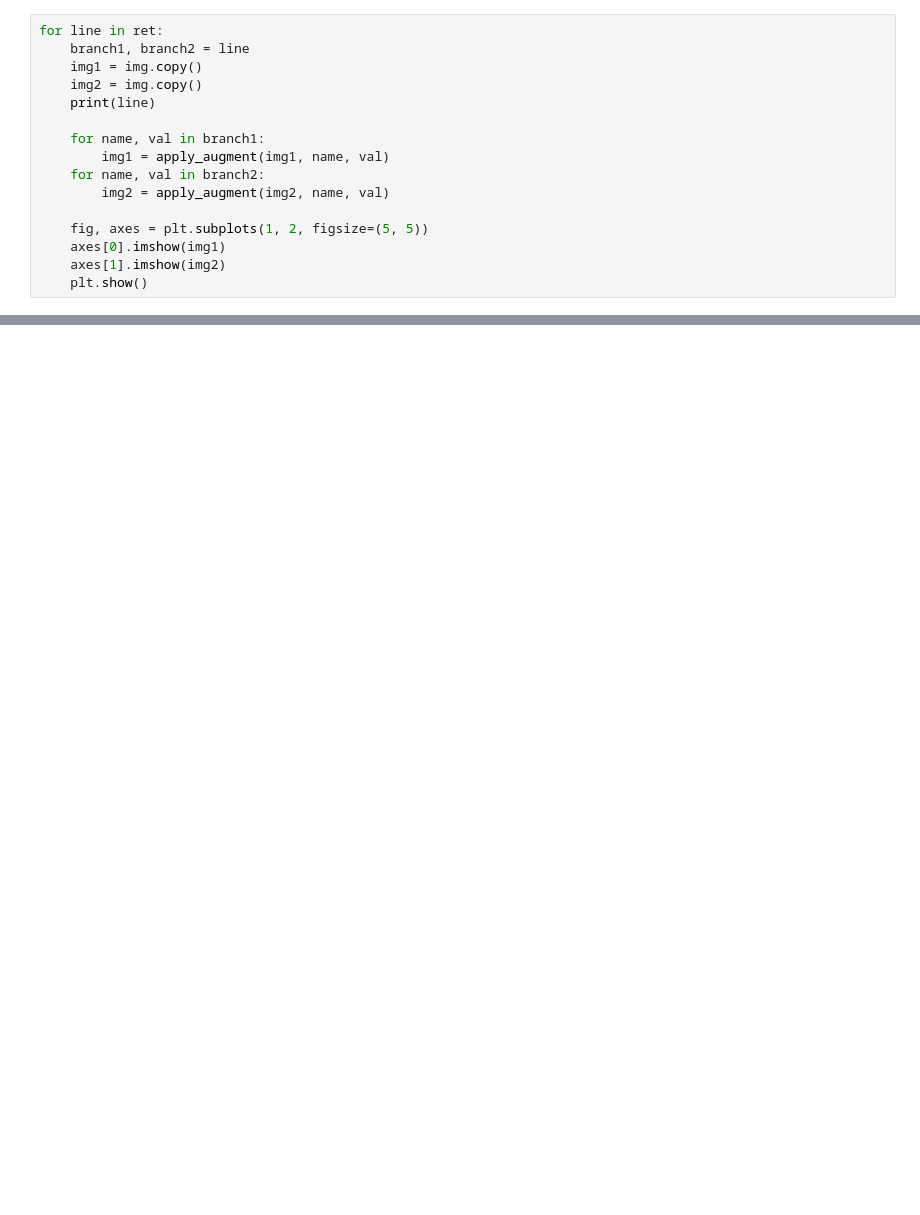
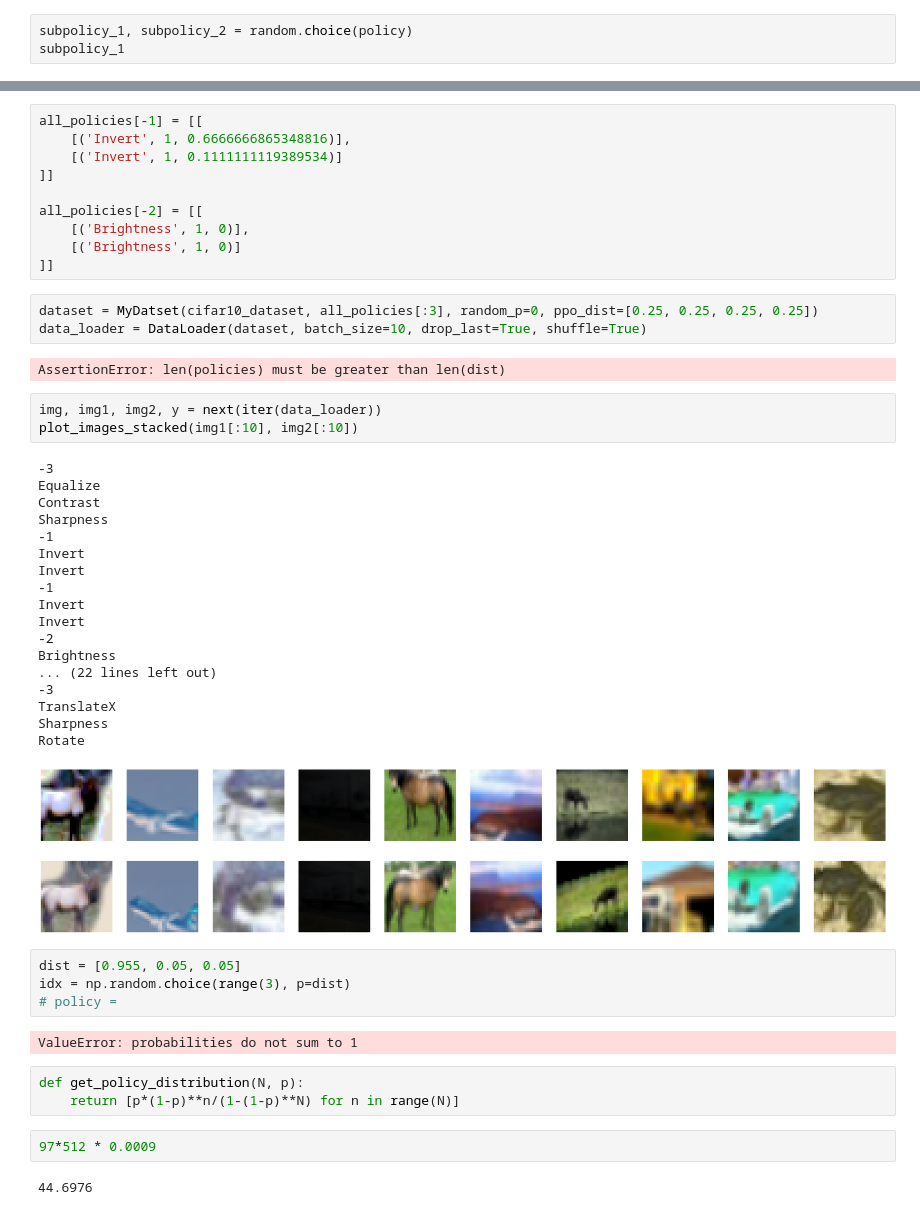
Before and after one commit to TheSun00000/RL_enhanced_SSL, a Jupyter notebook: tmp.ipynb, the cells around one changed output, grey strips where cells are left out. Cells and saved outputs as stored; diff of their text form; blank space fills up the shorter version.

Commit message:
efficient datasets - policy  distribution

```diff
--- a/tmp.ipynb
+++ b/tmp.ipynb
@@ -145,16 +48,3 @@ ret
-# %%
-for line in ret:
-    branch1, branch2 = line
-    img1 = img.copy()
-    img2 = img.copy()
-    print(line)
-
-    for name, val in branch1:
-        img1 = apply_augment(img1, name, val)
-    for name, val in branch2:
-        img2 = apply_augment(img2, name, val)
-
-    fig, axes = plt.subplots(1, 2, figsize=(5, 5))
-    axes[0].imshow(img1)
-    axes[1].imshow(img2)
-    plt.show()
+# %%
+subpolicy_1, subpolicy_2 = random.choice(policy)
+subpolicy_1
@@ -160,0 +160,50 @@ for line in ret:
+# %%
+all_policies[-1] = [[
+    [('Invert', 1, 0.6666666865348816)],
+    [('Invert', 1, 0.1111111119389534)]
+]]
+
+all_policies[-2] = [[
+    [('Brightness', 1, 0)],
+    [('Brightness', 1, 0)]
+]]
+# %%
+dataset = MyDatset(cifar10_dataset, all_policies[:3], random_p=0, ppo_dist=[0.25, 0.25, 0.25, 0.25])
+data_loader = DataLoader(dataset, batch_size=10, drop_last=True, shuffle=True)
+# %% [output]
+AssertionError: len(policies) must be greater than len(dist)
+# %%
+img, img1, img2, y = next(iter(data_loader))
+plot_images_stacked(img1[:10], img2[:10])
+# %% [output]
+-3
+Equalize
+Contrast
+Sharpness
+-1
+Invert
+Invert
+-1
+Invert
+Invert
+-2
+Brightness
+... (22 lines left out)
+-3
+TranslateX
+Sharpness
+Rotate
+[figure, added]
+# %%
+dist = [0.955, 0.05, 0.05]
+idx = np.random.choice(range(3), p=dist)
+# policy =
+# %% [output]
+ValueError: probabilities do not sum to 1
+# %%
+def get_policy_distribution(N, p):
+    return [p*(1-p)**n/(1-(1-p)**N) for n in range(N)]
+# %%
+97*512 * 0.0009
+# %% [output]
+44.6976
```
Also changed, not shown: parts of 12 cells of this notebook, 6 other files.
